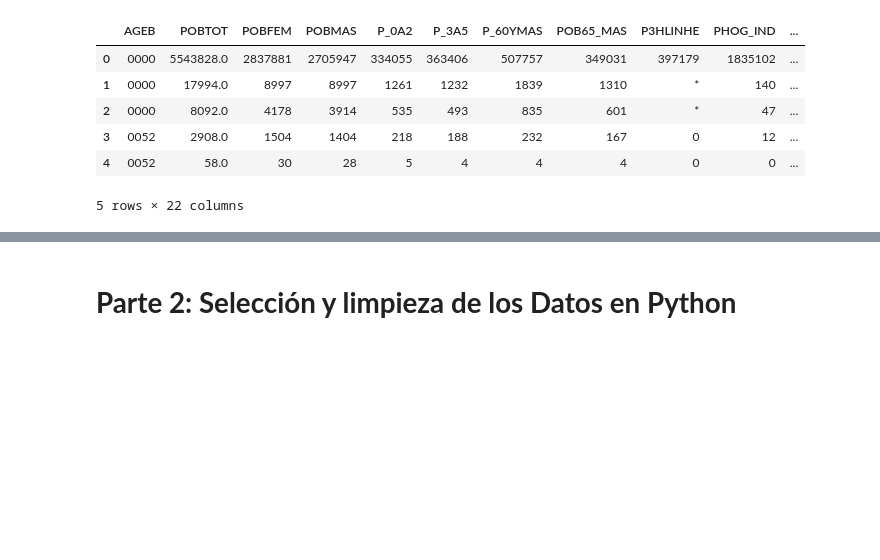
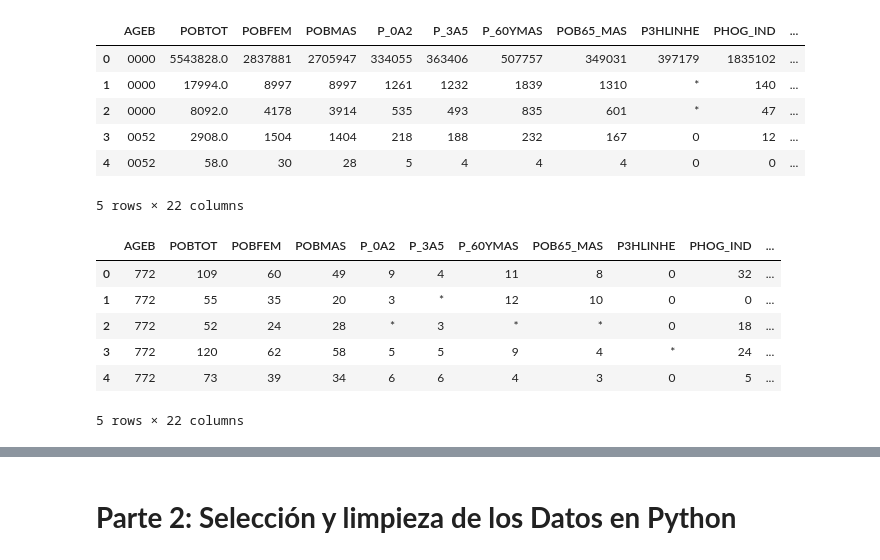
Before and after one commit to LH-1169213/IslasDeCalor, a Jupyter notebook: EDA_SCITEL_INEGI.ipynb, the cells around one changed output, grey strips where cells are left out. Saved outputs shown, nothing was run; the diff lists cells and outputs as text; code cells hidden in the pictures; blank space fills up the shorter version.

```diff
--- a/EDA_SCITEL_INEGI.ipynb
+++ b/EDA_SCITEL_INEGI.ipynb
@@ -567,0 +552,16 @@ df.head()
+# %%
+# Leemos los datos por Estado
+# Chiapas 2
+df21 = pd.read_csv("https://raw.githubusercontent.com/LH-1169213/IslasDeCalor/refs/heads/main/Chiapas2.csv",
+                 usecols=[ 'AGEB', 'POBTOT', 'POBFEM', 'POBMAS',
+            'P_0A2','P_3A5', 'P_60YMAS', 'POB65_MAS', 'P3HLINHE', 'PHOG_IND', 'PCON_DISC', 'PCON_LIMI',
+            'PSIND_LIM', 'P15YM_AN', 'P15YM_SE', 'GRAPROES', 'PEA', 'PSINDER', 'PDER_SS', 'TOTHOG', 'POBHOG', 'VIVTOT'])
+df21.head()
+# %% [output]
+|  | AGEB | POBTOT | POBFEM | POBMAS | P_0A2 | P_3A5 | P_60YMAS | POB65_MAS | P3HLINHE | PHOG_IND | ... |
+| 0 | 772 | 109 | 60 | 49 | 9 | 4 | 11 | 8 | 0 | 32 | ... |
+| 1 | 772 | 55 | 35 | 20 | 3 | * | 12 | 10 | 0 | 0 | ... |
+| 2 | 772 | 52 | 24 | 28 | * | 3 | * | * | 0 | 18 | ... |
+| 3 | 772 | 120 | 62 | 58 | 5 | 5 | 9 | 4 | * | 24 | ... |
+| 4 | 772 | 73 | 39 | 34 | 6 | 6 | 4 | 3 | 0 | 5 | ... |
+5 rows × 22 columns
```
Also changed, not shown: parts of 75 cells of this notebook.
